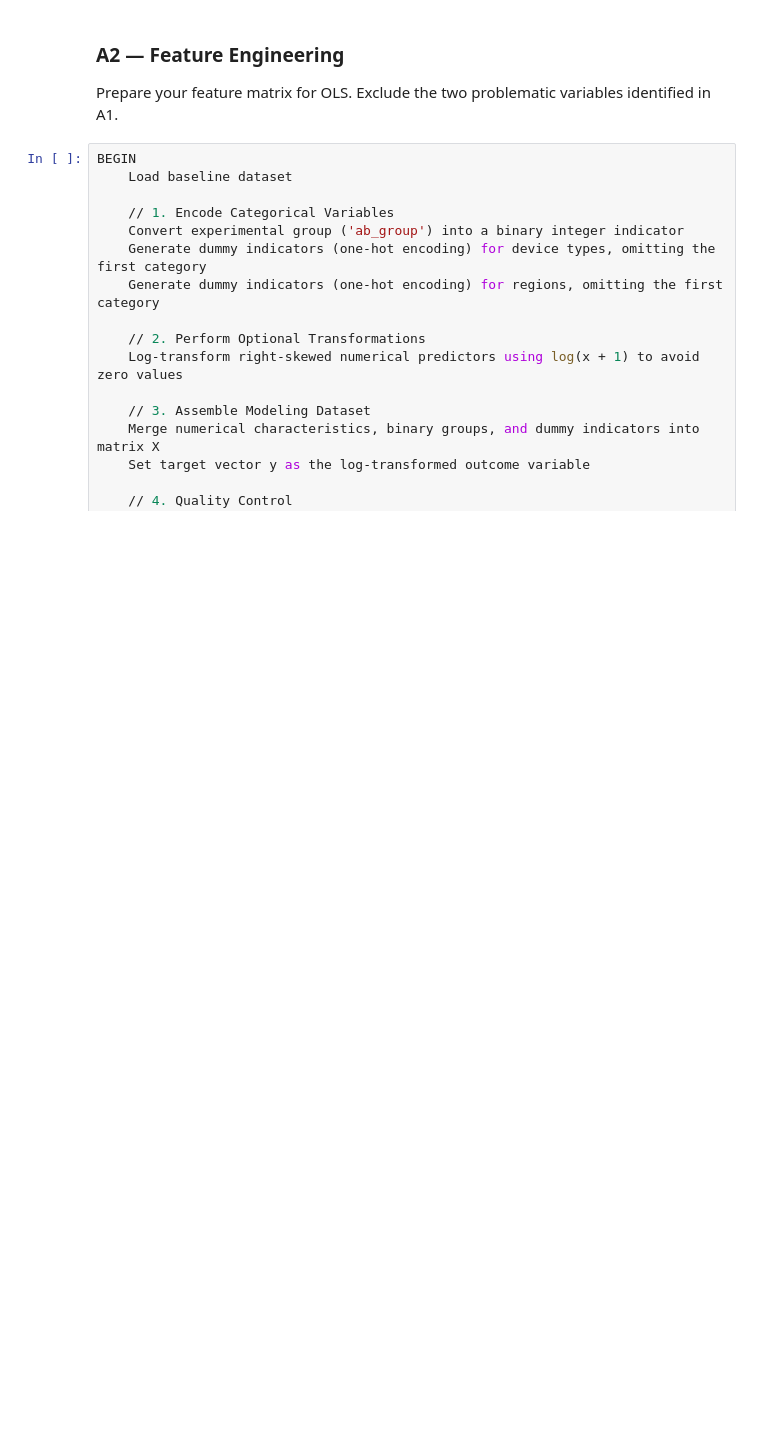
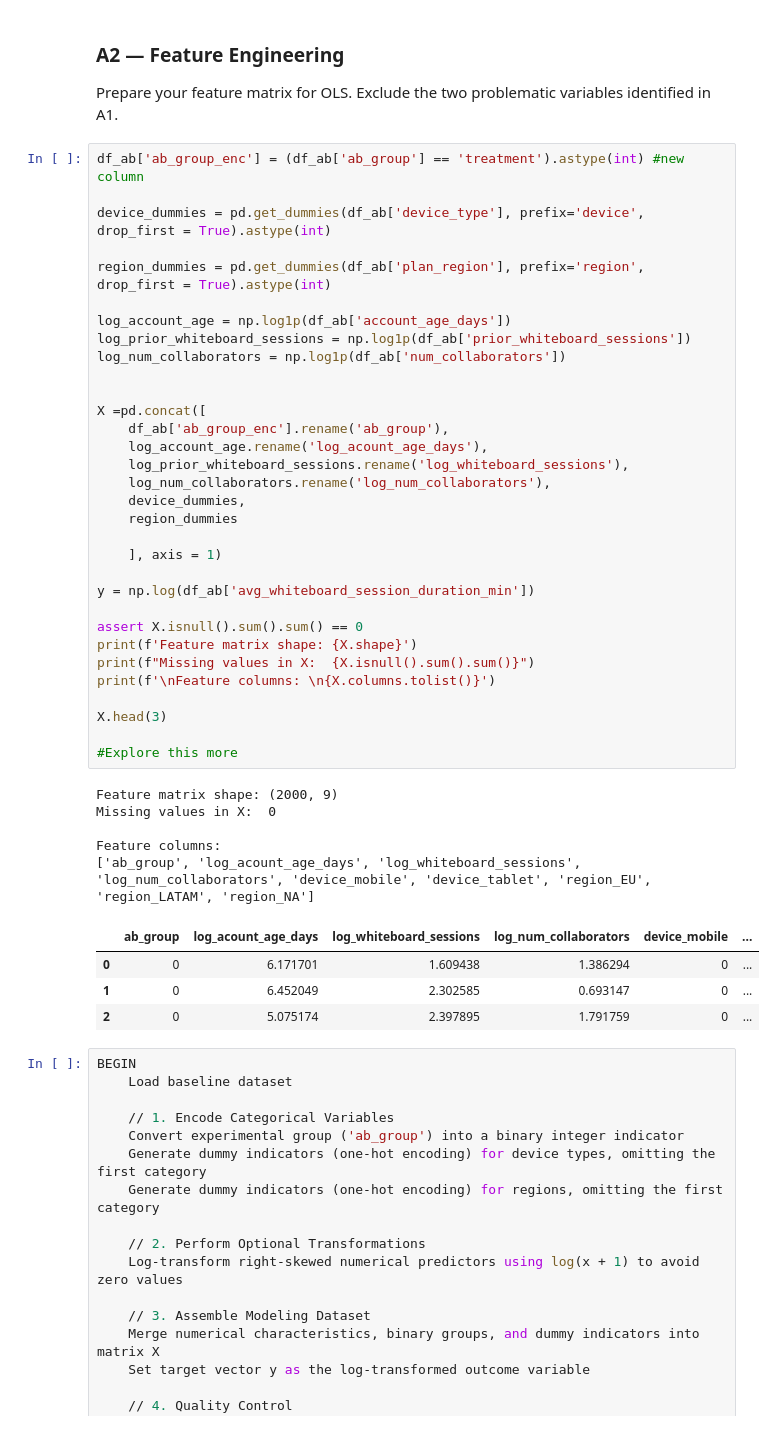
Before and after one commit to zlwym/IAT461_Assignment02, a Jupyter notebook: iat461_a2_scaffold_empty.ipynb, the cells around one changed output. Saved outputs shown, nothing was run; the diff lists cells and outputs as text; blank space fills up the shorter version.

```diff
--- a/iat461_a2_scaffold_empty.ipynb
+++ b/iat461_a2_scaffold_empty.ipynb
@@ -321,6 +310,48 @@ END
 ### A2 — Feature Engineering
 
 Prepare your feature matrix for OLS. Exclude the two problematic variables identified in A1.
+# %%
+df_ab['ab_group_enc'] = (df_ab['ab_group'] == 'treatment').astype(int) #new column
+
+device_dummies = pd.get_dummies(df_ab['device_type'], prefix='device', drop_first = True).astype(int)
+
+region_dummies = pd.get_dummies(df_ab['plan_region'], prefix='region', drop_first = True).astype(int)
+
+log_account_age = np.log1p(df_ab['account_age_days'])
+log_prior_whiteboard_sessions = np.log1p(df_ab['prior_whiteboard_sessions'])
+log_num_collaborators = np.log1p(df_ab['num_collaborators'])
+
+
+X =pd.concat([
+    df_ab['ab_group_enc'].rename('ab_group'),
+    log_account_age.rename('log_acount_age_days'),
+    log_prior_whiteboard_sessions.rename('log_whiteboard_sessions'),
+    log_num_collaborators.rename('log_num_collaborators'),
+    device_dummies,
+    region_dummies
+
+    ], axis = 1)
+
+y = np.log(df_ab['avg_whiteboard_session_duration_min'])
+
+assert X.isnull().sum().sum() == 0
+print(f'Feature matrix shape: {X.shape}')
+print(f"Missing values in X:  {X.isnull().sum().sum()}")
+print(f'\nFeature columns: \n{X.columns.tolist()}')
+
+X.head(3)
+
+#Explore this more
+# %% [output]
+Feature matrix shape: (2000, 9)
+Missing values in X:  0
+
+Feature columns:
+['ab_group', 'log_acount_age_days', 'log_whiteboard_sessions', 'log_num_collaborators', 'device_mobile', 'device_tablet', 'region_EU', 'region_LATAM', 'region_NA']
+|  | ab_group | log_acount_age_days | log_whiteboard_sessions | log_num_collaborators | device_mobile | ... |
+| 0 | 0 | 6.171701 | 1.609438 | 1.386294 | 0 | ... |
+| 1 | 0 | 6.452049 | 2.302585 | 0.693147 | 0 | ... |
+| 2 | 0 | 5.075174 | 2.397895 | 1.791759 | 0 | ... |
 # %%
 BEGIN
     Load baseline dataset
```
Also changed, not shown: parts of 7 cells of this notebook.
